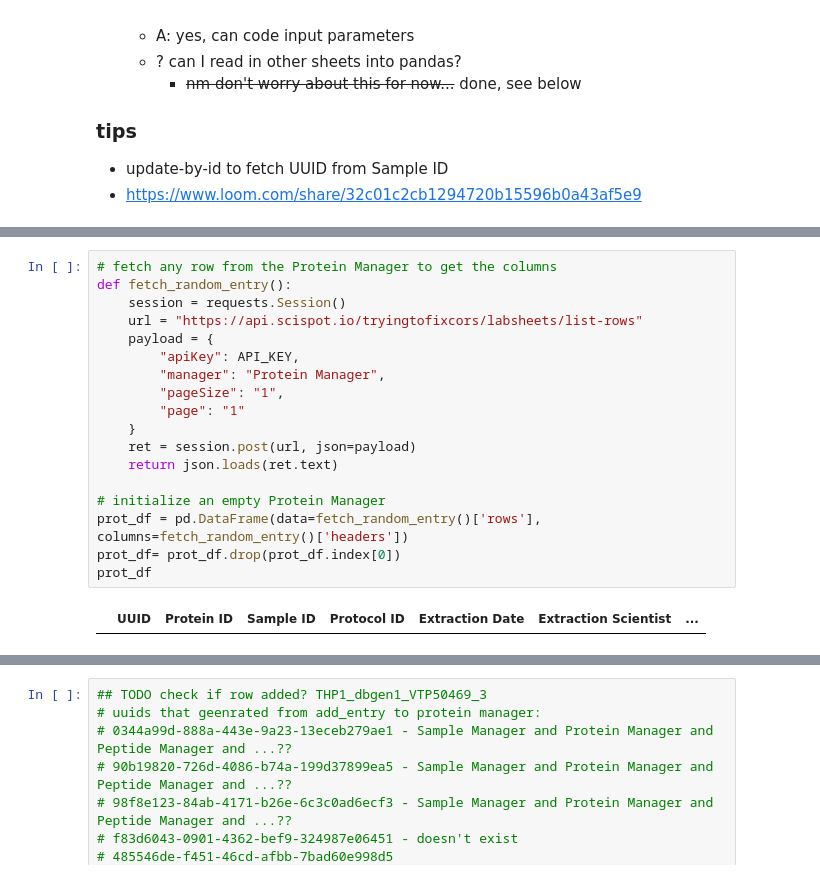
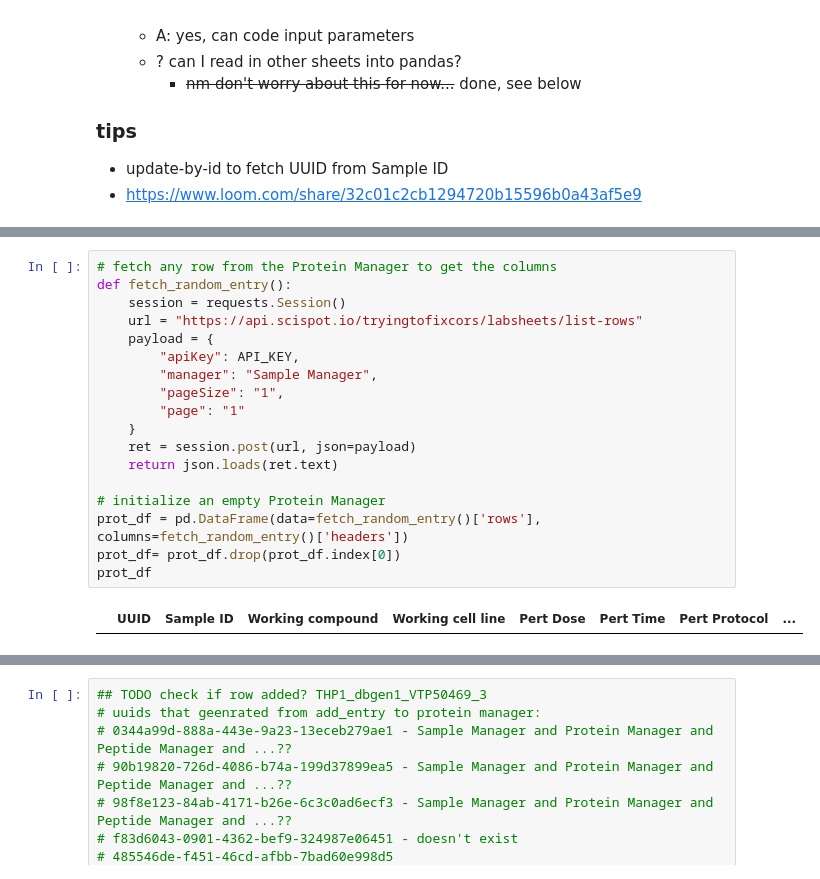
Before and after one commit to TalusBio/2023_scispot_utils, a Jupyter notebook: notebooks/generate_chess_registrations.ipynb, the cells around one changed output, grey strips where cells are left out. Cells and saved outputs as stored; diff of their text form.

```diff
--- a/notebooks/generate_chess_registrations.ipynb
+++ b/notebooks/generate_chess_registrations.ipynb
@@ -84,23 +80,23 @@ temp_df
 # %%
 # fetch any row from the Protein Manager to get the columns
 def fetch_random_entry():
     session = requests.Session()
     url = "https://api.scispot.io/tryingtofixcors/labsheets/list-rows"
     payload = {
         "apiKey": API_KEY,
-        "manager": "Protein Manager",
+        "manager": "Sample Manager",
         "pageSize": "1",
         "page": "1"
     }
     ret = session.post(url, json=payload)
     return json.loads(ret.text)
 
 # initialize an empty Protein Manager
 prot_df = pd.DataFrame(data=fetch_random_entry()['rows'], columns=fetch_random_entry()['headers'])
 prot_df= prot_df.drop(prot_df.index[0])
 prot_df
 # %% [output]
-|  | UUID | Protein ID | Sample ID | Protocol ID | Extraction Date | Extraction Scientist | ... |
+|  | UUID | Sample ID | Working compound | Working cell line | Pert Dose | Pert Time | Pert Protocol | ... |
 # %%
 def fetch_entry_from_id(manager, sample_id):
     session = requests.Session()
```
Also changed, not shown: parts of 10 cells of this notebook.
